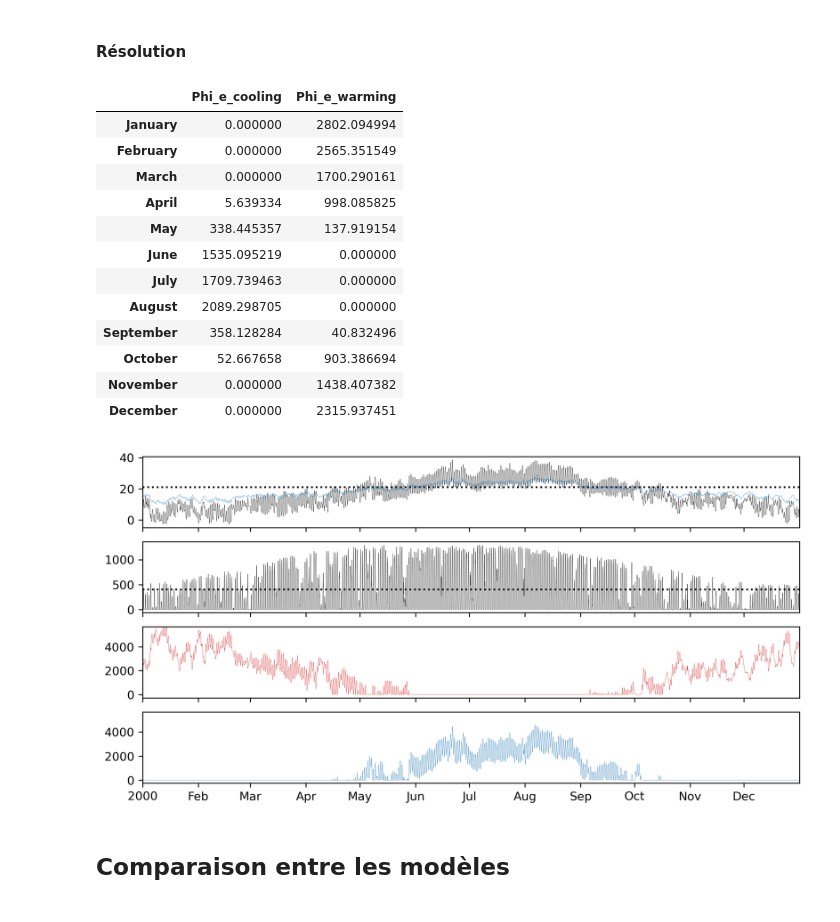
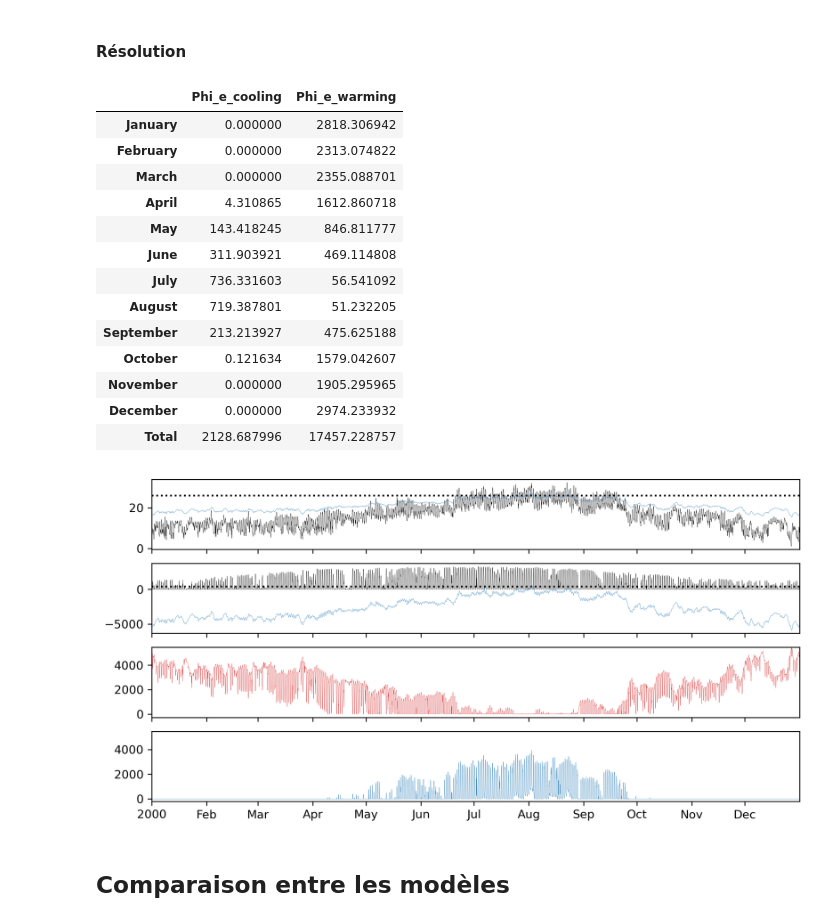
Before and after one commit to amounier/thermal, a Jupyter notebook: RC_models.ipynb, the cells around one changed output. Drawn from its saved outputs; the diff is of its cells as text; code cells hidden in the pictures.

```diff
--- a/RC_models.ipynb
+++ b/RC_models.ipynb
@@ -611,10 +611,11 @@ X_R1C1 = X_R1C1[X_R1C1.index.year==2000]
 Définition des constantes
 # %%
 R = 1.8e-3 # K/W # à rafiner etc
+#R = R/2
 
 Phi_i = 400 # W # apports internes
 Aw = 4 # m2 # surface vitrée par logement
-T_i = 21 #°C
+T_i = 26 #°C
 
 X_R1C1['R'] = [R]*len(X_R1C1)
 X_R1C1['Phi_i'] = [Phi_i]*len(X_R1C1)
@@ -622,9 +623,9 @@ X_R1C1['T_i'] = [T_i]*len(X_R1C1)
 # %% [markdown]
 Ajout des variables météo
 # %%
-meteo_obs_year = 2003
+meteo_obs_year = 2020
 X_R1C1['T_a'] = month_day_hourly_data[meteo_obs_year]
-X_R1C1['Phi_s'] = month_day_hourly_solar_data[meteo_obs_year]*Aw*0.4
+X_R1C1['Phi_s'] = month_day_hourly_solar_data[meteo_obs_year]*Aw
 # %% [markdown]
 #### Résolution
 # %%
@@ -698,11 +701,12 @@ X_R2C2.index = X_R2C2.index.tz_localize(tz='CET',ambiguous='NaT',nonexistent='Na
 X_R2C2 = X_R2C2[X_R2C2.index.year==2000]
 
 R = 1.8e-3 # K/W # à rafiner etc
+#R = R/2
 C = 8.1e7/3600 # J/K # idem
 
 Phi_i = 400 # W # apports internes
 Aw = 4 # m2 # surface vitrée par logement
-T_i = 21 #°C
+T_i = T_i #°C
 
 X_R2C2['C'] = [C]*len(X_R2C2)
 X_R2C2['R'] = [R]*len(X_R2C2)
@@ -711,7 +715,7 @@ X_R2C2['T_i'] = [T_i]*len(X_R2C2)
 X_R2C2['Phi_e'] = [0]*len(X_R2C2)
 
 X_R2C2['T_a'] = month_day_hourly_data[meteo_obs_year]
-X_R2C2['Phi_s'] = month_day_hourly_solar_data[meteo_obs_year]*Aw*0.4
+X_R2C2['Phi_s'] = month_day_hourly_solar_data[meteo_obs_year]*Aw
 X_R2C2 = X_R2C2.interpolate()
 # %% [markdown]
 #### Résolution
@@ -719,7 +723,7 @@ X_R2C2 = X_R2C2.interpolate()
 from scipy.integrate import odeint
 
 def X(t):
-    R1, R2 = R/2, R/2
+    R1, R2 = R, R
     C1 = C
     Ti = T_i
     idx_down = min(int(t//1), len(X_R2C2)-1)
@@ -759,52 +763,57 @@ X_R2C2['Phi_e_warming'] = X_R2C2[~X_R2C2.T_a.isna()]['Phi_e_warming'].fillna(0)
 
 monthly_consumptions_R2C2 = X_R2C2[['Phi_e_cooling','Phi_e_warming']].groupby(pd.Grouper(freq='MS')).sum()/1000
 monthly_consumptions_R2C2.index = monthly_consumptions_R2C2.index.strftime('%B')
+monthly_consumptions_R2C2 = pd.concat([monthly_consumptions_R2C2,pd.DataFrame().from_dict({'Total':['Total'],
+                                                                                           'Phi_e_cooling':[monthly_consumptions_R2C2.Phi_e_cooling.sum()],
+                                                                                           'Phi_e_warming':[monthly_consumptions_R2C2.Phi_e_warming.sum()]}).set_index('Total')])
 monthly_consumptions_R2C2
 # %% [output]
 |  | Phi_e_cooling | Phi_e_warming |
-| January | 0.000000 | 2802.094994 |
-| February | 0.000000 | 2565.351549 |
-| March | 0.000000 | 1700.290161 |
-| April | 5.639334 | 998.085825 |
-| May | 338.445357 | 137.919154 |
-| June | 1535.095219 | 0.000000 |
-| July | 1709.739463 | 0.000000 |
-| August | 2089.298705 | 0.000000 |
-| September | 358.128284 | 40.832496 |
-| October | 52.667658 | 903.386694 |
-| November | 0.000000 | 1438.407382 |
-| December | 0.000000 | 2315.937451 |
+| January | 0.000000 | 2818.306942 |
+| February | 0.000000 | 2313.074822 |
+| March | 0.000000 | 2355.088701 |
+| April | 4.310865 | 1612.860718 |
+| May | 143.418245 | 846.811777 |
+| June | 311.903921 | 469.114808 |
+| July | 736.331603 | 56.541092 |
+| August | 719.387801 | 51.232205 |
+| September | 213.213927 | 475.625188 |
+| October | 0.121634 | 1579.042607 |
+| November | 0.000000 | 1905.295965 |
+| December | 0.000000 | 2974.233932 |
+| Total | 2128.687996 | 17457.228757 |
 # %%
 fig,axs = plt.subplots(4,1,dpi=300,figsize=(10,5),sharex=True)
 axs = axs.flatten()
 
 date_range = [pd.to_datetime('2000-01-01 00:00:00'), pd.to_datetime('2000-12-31 23:59:59')]
 
 axs[0].plot(X_R2C2['T_a'],lw=0.2, label='External temperature (°C)',color='k')
 axs[0].plot(X_R2C2['T_i'], label='Internal setpoint temperature (°C)',color='k',ls=':')
 axs[0].plot(X_R2C2['T_e'], label='Mid-wall temperature (°C)',color='tab:blue',lw=0.2)
 
 axs[1].plot(X_R2C2['Phi_s'],lw=0.2,color='k')
 axs[1].plot(X_R2C2['Phi_i'],color='k',ls=':')
+axs[1].plot(1/X_R2C2['R']*X_R2C2['T_e'] - 1/X_R2C2['R']*X_R2C2['T_i'],lw=0.2,color='tab:blue')
 
 axs[2].plot(X_R2C2['Phi_e_warming'],lw=0.2,color='tab:red')
 axs[2].set_ylim(top=max(abs(X_R2C2.Phi_e)))
 
 axs[3].plot(X_R2C2['Phi_e_cooling'],lw=0.2,color='tab:blue')
 axs[3].set_ylim(top=max(abs(X_R2C2.Phi_e)))
 
 locator = mdates.AutoDateLocator()
 formatter = mdates.ConciseDateFormatter(locator)
 #formatter = mdates.DateFormatter('%b')
 axs[0].xaxis.set_major_locator(locator)
 axs[0].xaxis.set_major_formatter(formatter)
 
 axs[0].set_xlim(date_range)
 #axs[0].legend()
 
 plt.show()
 # %% [output]
-[figure, old version]
+[figure, new version]
 # %%
 from matplotlib.collections import LineCollection
 from matplotlib.ticker import FuncFormatter
```
Also changed, not shown: parts of 7 cells of this notebook.
